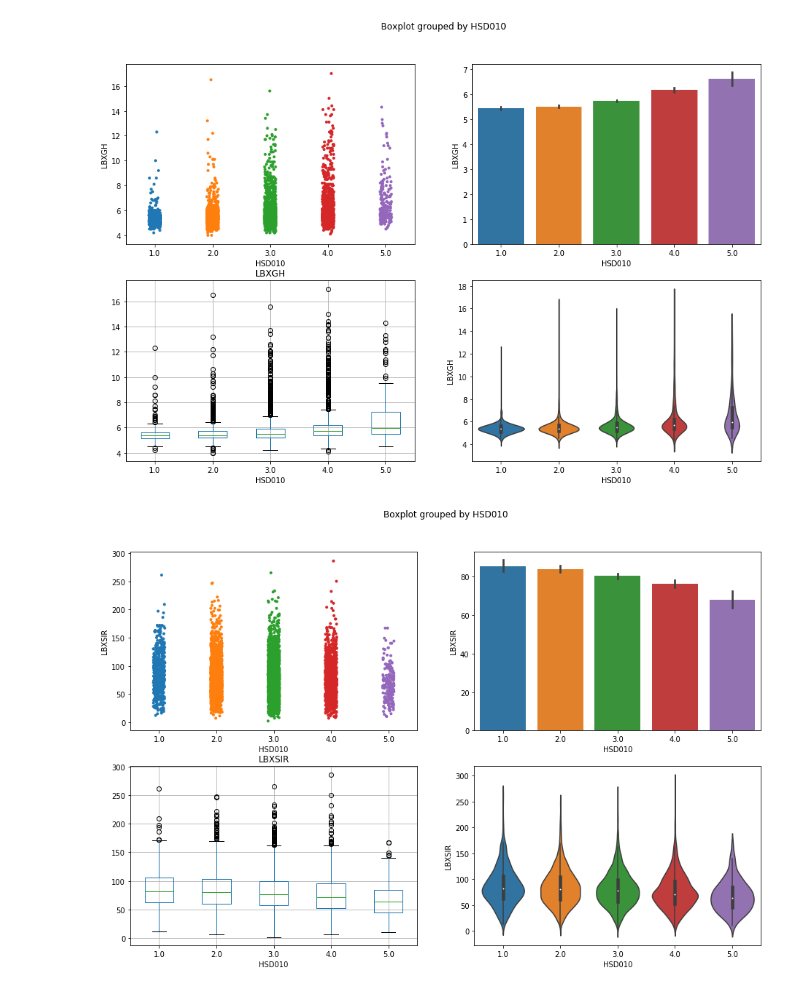
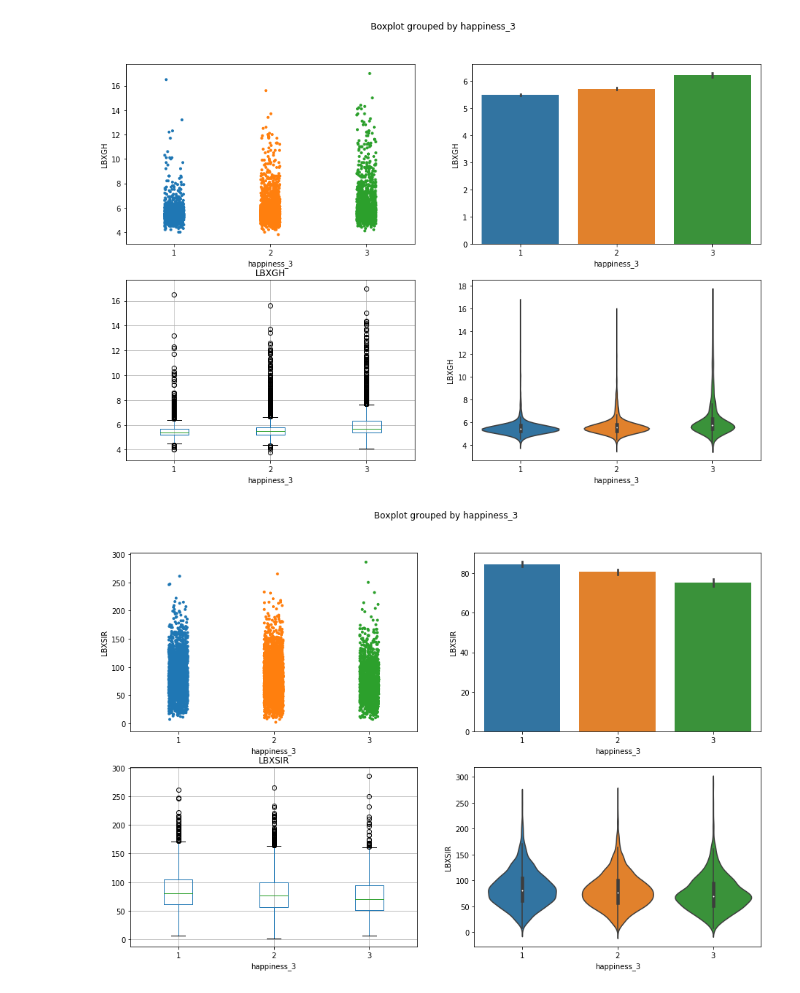
Before and after one commit to oconnoag/NHANES_Data, a Jupyter notebook: compiled_data/alijah_data_setup.ipynb, the cells around one changed output. Cells and saved outputs as stored; diff of their text form; code cells hidden in the pictures.

```diff
--- a/compiled_data/alijah_data_setup.ipynb
+++ b/compiled_data/alijah_data_setup.ipynb
@@ -42,0 +31,11 @@ Name: HSD010, dtype: int64
+# %%
+def happiness_transform(level):
+    if (level == 1 or level == 2):
+        return 1
+    elif (level == 4 or level == 5):
+        return 3
+    else:
+        return 2
+
+
+curr_health['happiness_3'] = curr_health['HSD010'].apply(lambda x: happiness_transform(x))
@@ -43,6 +56,7 @@ Name: HSD010, dtype: int64
 # %%
-joined_a = pd.merge(curr_health, body, on='SEQN')
+joined_a = curr_health
 joined_b = pd.merge(joined_a, sex_hormones, on='SEQN')
 joined_c = pd.merge(joined_b, glycohemoglobin, on='SEQN')
-joined = pd.merge(joined_c, biochem_profile, on='SEQN')
+joined_d = pd.merge(joined_c, folate, on='SEQN')
+joined = pd.merge(joined_d, biochem_profile, on='SEQN')
 # %%
@@ -87,11 +169,11 @@ joined.groupby('HSD010').std()
 # %%
-visualize(joined, 'HSD010', 'LBXGH')
+visualize(joined, 'happiness_3', 'LBXGH')
 # %% [output]
-[figure, old version]
+[figure, new version]
 # %%
-visualize(joined, 'HSD010', 'LBXSIR')
+visualize(joined, 'happiness_3', 'LBXSIR')
 # %% [output]
-[figure, old version]
+[figure, new version]
 # %%
 visualize(joined, 'HSD010', 'LBXSBU')
 # %% [output]
```
Also changed, not shown: parts of 13 cells of this notebook, 1 other file.
